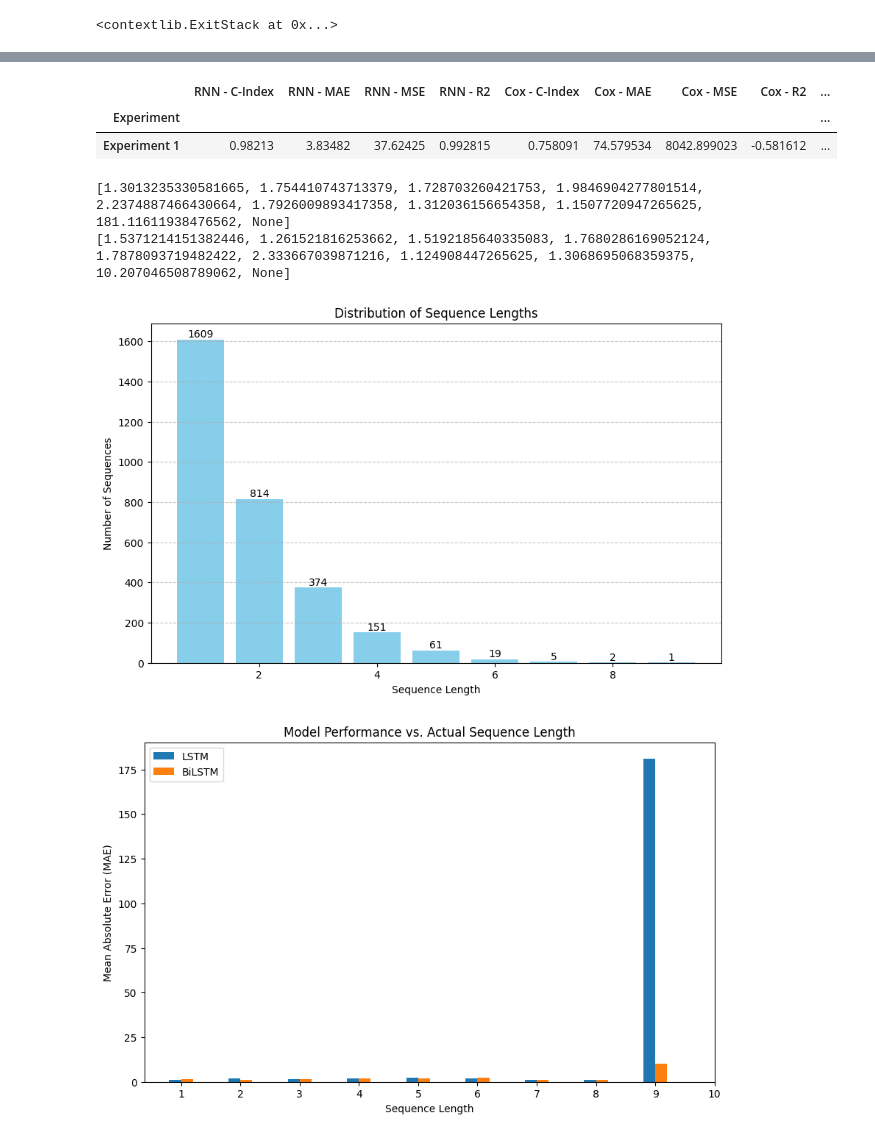
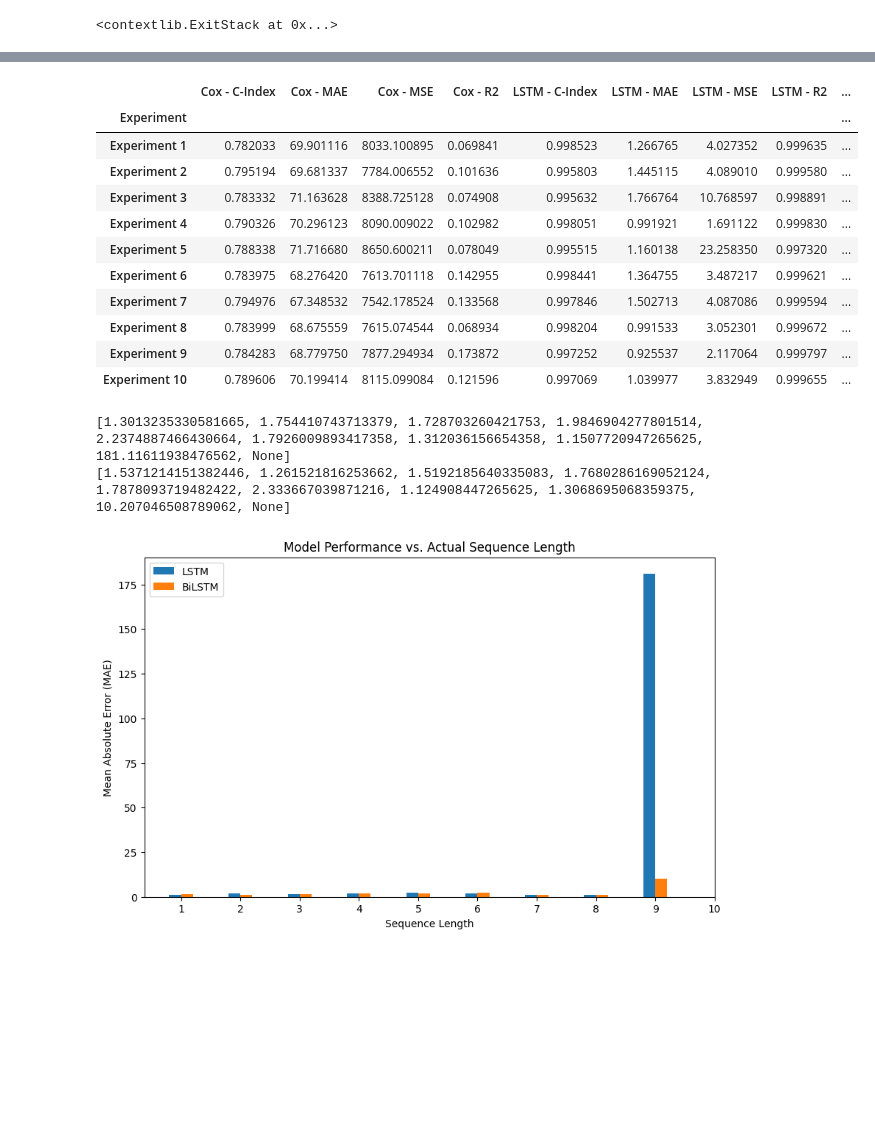
Before and after one commit to mmgh900/days-open-rnn, a Jupyter notebook: days_open_cnn.ipynb, the cells around one changed output, grey strips where cells are left out. Drawn from its saved outputs; the diff is of its cells as text; code cells hidden in the pictures; blank space fills up the shorter version.

Commit message:
- Doing 10 experiments

```diff
--- a/days_open_cnn.ipynb
+++ b/days_open_cnn.ipynb
@@ -95,10 +129,8 @@ logical_data.shape
 # %%
-data = logical_data
+data = cleaned_data
 # %% [markdown]
 # 2. Data Processing
 In this part we use process the data, merge it disorders data and then clean the data, remove the outliers and normalize it to be ready for the model
-# %%
-data = data[(data['DaysOpen'] > 70) & (data['DaysOpen'] <= 400)]
 # %%
 data['AverageMilk'] = data['Milk'] / data['MilkDays']
 # %%
@@ -625,7 +685,7 @@ def train_model(model_type, train_X, train_y, val_X, val_y, patience=3):
     best_val_mae = float('inf')
     epochs_without_improvement = 0
 
-    for epoch in range(1, 10):  # You can adjust the maximum number of epochs here
+    for epoch in range(1, 50):  # You can adjust the maximum number of epochs here
         history = model.fit(train_X, train_y, epochs=1, batch_size=32, validation_data=(val_X, val_y),
                             sample_weight=np.array(train_seq_lengths), verbose=0)
 
@@ -643,6 +703,7 @@ def train_model(model_type, train_X, train_y, val_X, val_y, patience=3):
                 print(f"Early stopping after {epoch} epochs.")
                 break
 
+        print(f"Epoch {epoch} - train MAE: {train_mae[-1]}, val MAE: {val_mae[-1]}")
 
     # Deactivate matplotlib interactive mode
     plt.ioff()
@@ -714,17 +775,17 @@ def evaluate_cox_model(test_data, predicted_median_survival_time):
     return c_index, mae_survival, mse_survival, r2_survival
 # %%
 # Define the number of training runs
-num_training_runs = 1
+num_training_runs = 10
 
 # Create a dictionary to store evaluation results
-evaluation_results = {model_type: {metric: [] for metric in ['C-Index', 'MAE', 'MSE', 'R2']} for model_type in ['RNN', 'Cox', 'LSTM', 'BiLSTM']}
+evaluation_results = {model_type: {metric: [] for metric in ['C-Index', 'MAE', 'MSE', 'R2']} for model_type in ['Cox', 'LSTM', 'BiLSTM']}
 
 # Perform multiple training runs
 for run in range(num_training_runs):
     print(f"Training Run {run + 1}")
 
     # Train RNN models
-    for model_type in ['LSTM', 'BiLSTM', 'RNN']:
+    for model_type in ['LSTM', 'BiLSTM']:
         print(f"Training {model_type}")
         X_train, y_train, seq_len_train, X_val, y_val, seq_len_val, X_test, y_test, seq_len_test = create_data(filled_data, run)
         models[model_type] = train_model(model_type, X_train, y_train, X_val, y_val)
@@ -758,37 +829,46 @@ import pandas as pd
 metrics = ['C-Index', 'MAE', 'MSE', 'R2']
 
 # Create a list to store the results
 results_list = []
-model_names = ['RNN', 'Cox', 'LSTM', 'BiLSTM']
+model_names = ['Cox', 'LSTM', 'BiLSTM']
 # Iterate over training runs
 for run in range(num_training_runs):
     # Create a dictionary to store the results of the current run
     run_results = {'Experiment': f'Experiment {run + 1}'}
 
     # Iterate over models
     for model_type in model_names:
         # Iterate over metrics
         for metric in metrics:
             # Add results to the dictionary
             run_results[f'{model_type} - {metric}'] = evaluation_results[model_type][metric][run]
 
     # Append the dictionary to the list
     results_list.append(run_results)
 
 # Convert the list of dictionaries to a DataFrame
 results_df = pd.DataFrame(results_list)
 
 # Set 'Experiment' column as the index of the DataFrame
 results_df.set_index('Experiment', inplace=True)
 
 # Export the DataFrame as a CSV file
 results_df.to_csv('results.csv')
 
 results_df
 # %% [output]
-|  | RNN - C-Index | RNN - MAE | RNN - MSE | RNN - R2 | Cox - C-Index | Cox - MAE | Cox - MSE | Cox - R2 | ... |
+|  | Cox - C-Index | Cox - MAE | Cox - MSE | Cox - R2 | LSTM - C-Index | LSTM - MAE | LSTM - MSE | LSTM - R2 | ... |
 | Experiment |  |  |  |  |  |  |  |  | ... |
-| Experiment 1 | 0.98213 | 3.83482 | 37.62425 | 0.992815 | 0.758091 | 74.579534 | 8042.899023 | -0.581612 | ... |
+| Experiment 1 | 0.782033 | 69.901116 | 8033.100895 | 0.069841 | 0.998523 | 1.266765 | 4.027352 | 0.999635 | ... |
+| Experiment 2 | 0.795194 | 69.681337 | 7784.006552 | 0.101636 | 0.995803 | 1.445115 | 4.089010 | 0.999580 | ... |
+| Experiment 3 | 0.783332 | 71.163628 | 8388.725128 | 0.074908 | 0.995632 | 1.766764 | 10.768597 | 0.998891 | ... |
+| Experiment 4 | 0.790326 | 70.296123 | 8090.009022 | 0.102982 | 0.998051 | 0.991921 | 1.691122 | 0.999830 | ... |
+| Experiment 5 | 0.788338 | 71.716680 | 8650.600211 | 0.078049 | 0.995515 | 1.160138 | 23.258350 | 0.997320 | ... |
+| Experiment 6 | 0.783975 | 68.276420 | 7613.701118 | 0.142955 | 0.998441 | 1.364755 | 3.487217 | 0.999621 | ... |
+| Experiment 7 | 0.794976 | 67.348532 | 7542.178524 | 0.133568 | 0.997846 | 1.502713 | 4.087086 | 0.999594 | ... |
+| Experiment 8 | 0.783999 | 68.675559 | 7615.074544 | 0.068934 | 0.998204 | 0.991533 | 3.052301 | 0.999672 | ... |
+| Experiment 9 | 0.784283 | 68.779750 | 7877.294934 | 0.173872 | 0.997252 | 0.925537 | 2.117064 | 0.999797 | ... |
+| Experiment 10 | 0.789606 | 70.199414 | 8115.099084 | 0.121596 | 0.997069 | 1.039977 | 3.832949 | 0.999655 | ... |
 # %%
 # Define max sequence length
 max_sequence_length = 10
@@ -823,34 +903,6 @@ for model_type in ['LSTM', 'BiLSTM']:
 # %% [output]
 [1.3013235330581665, 1.754410743713379, 1.728703260421753, 1.9846904277801514, 2.2374887466430664, 1.7926009893417358, 1.312036156654358, 1.1507720947265625, 181.11611938476562, None]
 [1.5371214151382446, 1.261521816253662, 1.5192185640335083, 1.7680286169052124, 1.7878093719482422, 2.333667039871216, 1.124908447265625, 1.3068695068359375, 10.207046508789062, None]
-# %%
-from collections import Counter
-
-# Assuming seq_len_test is a list of sequence lengths
-sequence_lengths = seq_len_test
-
-# Count the occurrences of each sequence length
-length_counts = Counter(sequence_lengths)
-
-# Get the unique sequence lengths and their counts
-unique_lengths = list(length_counts.keys())
-counts = list(length_counts.values())
-
-# Create the bar plot
-plt.figure(figsize=(10, 6))
-plt.bar(unique_lengths, counts, color='skyblue')
-plt.xlabel('Sequence Length')
-plt.ylabel('Number of Sequences')
-plt.title('Distribution of Sequence Lengths')
-plt.grid(axis='y', linestyle='--', alpha=0.7)
-
-# Add the numbers on top of the bars
-for i, count in enumerate(counts):
-    plt.text(unique_lengths[i], count + 1, str(count), ha='center', va='bottom')
-
-plt.show()
-# %% [output]
-[figure, removed]
 # %%
 import numpy as np
 import matplotlib.pyplot as plt
```
Also changed, not shown: parts of 16 cells of this notebook, 4 other files.
